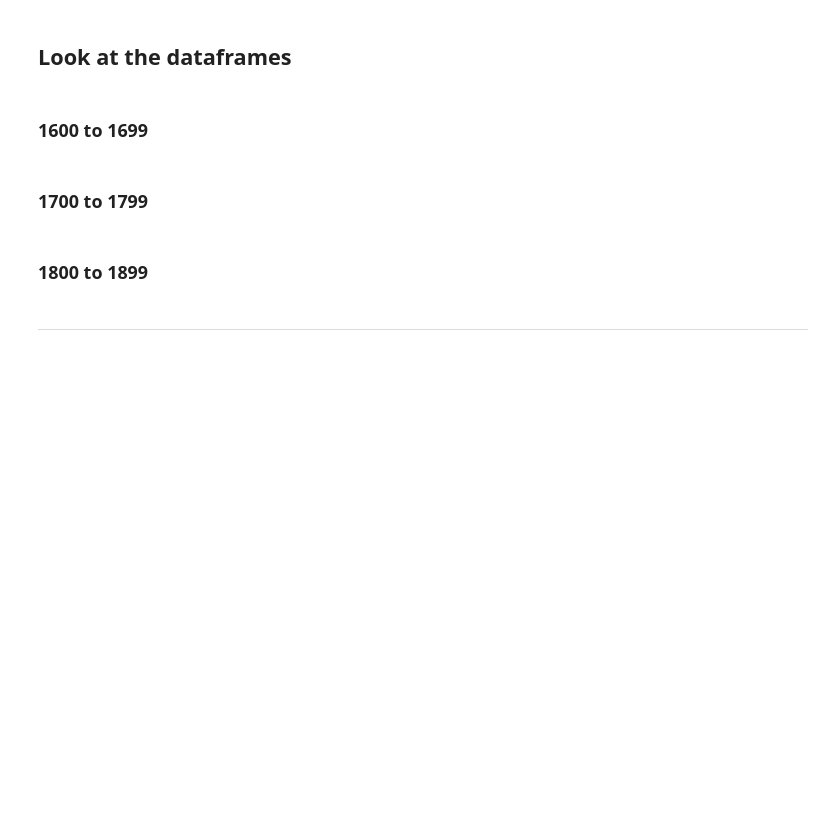
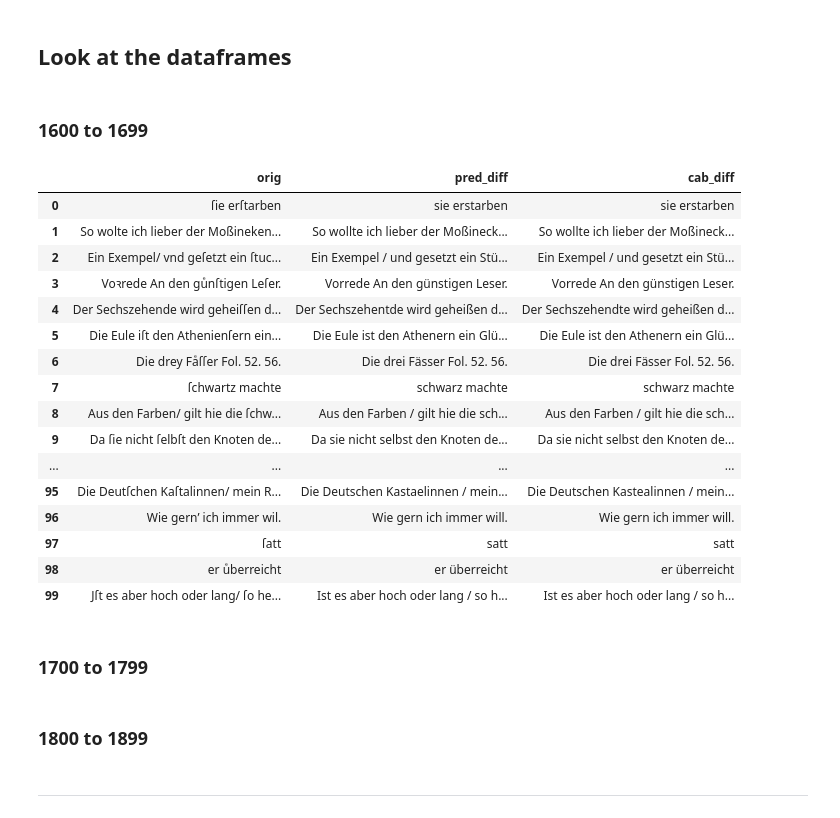
Before and after one commit to ybracke/transnormer, a Jupyter notebook: notebooks/exploratory/inspect_predictions.ipynb, the cells around one changed output. Drawn from its saved outputs; the diff is of its cells as text; code cells hidden in the pictures; blank space fills up the shorter version.

```diff
--- a/notebooks/exploratory/inspect_predictions.ipynb
+++ b/notebooks/exploratory/inspect_predictions.ipynb
@@ -89,6 +95,7 @@ def generate_normalization(batch):
     attention_mask = inputs.attention_mask.to(device)
 
     outputs = model.generate(input_ids, attention_mask=attention_mask)
+    del input_ids, attention_mask # free memory
     output_str = tokenizer_output.batch_decode(outputs, skip_special_tokens=True)
 
     batch["norm_pred_str"] = output_str
@@ -99,7 +106,7 @@ def generate_normalization(batch):
 ds = ds.map(
     generate_normalization,
     batched=True,
-    batch_size=8,
+    batch_size=2,
     load_from_cache_file=False,
     )
 # %% [markdown]
@@ -151,24 +165,33 @@ pd.set_option('display.max_colwidth', None)
 part = "1600to1699"
 df1600to1699 = pd.DataFrame(
     data={
-        "orig_xlit" : ds[part]["orig_xlit_tok"],
-        "norm_tok" : ds[part]["norm_pred_str_xlit_tok"],
+        "orig" : ds[part]["orig"],
+        "pred" : ds[part]["norm_pred_str"],
+        "cab" : ds[part]["norm"],
+        # "orig_xlit" : ds[part]["orig_xlit_tok"],
+        # "norm_tok" : ds[part]["norm_pred_str_xlit_tok"],
         }
     )
 
 part = "1700to1799"
 df1700to1799 = pd.DataFrame(
     data={
-        "orig_xlit" : ds[part]["orig_xlit_tok"],
-        "norm_tok" : ds[part]["norm_pred_str_xlit_tok"],
+        "orig" : ds[part]["orig"],
+        "pred" : ds[part]["norm_pred_str"],
+        "cab" : ds[part]["norm"],
+        # "orig_xlit" : ds[part]["orig_xlit_tok"],
+        # "norm_tok" : ds[part]["norm_pred_str_xlit_tok"],
         }
     )
 
 part = "1800to1899"
 df1800to1899 = pd.DataFrame(
     data={
-        "orig_xlit" : ds[part]["orig_xlit_tok"],
-        "norm_tok" : ds[part]["norm_pred_str_xlit_tok"],
+        "orig" : ds[part]["orig"],
+        "pred" : ds[part]["norm_pred_str"],
+        "cab" : ds[part]["norm"],
+        # "orig_xlit" : ds[part]["orig_xlit_tok"],
+        # "norm_tok" : ds[part]["norm_pred_str_xlit_tok"],
         }
     )
 # %% [markdown]
@@ -176,10 +210,44 @@ df1800to1899 = pd.DataFrame(
+# %%
+from diff_match_patch import diff_match_patch
+dmp = diff_match_patch()
+
+df1600to1699["pred_diff"] = [
+    dmp.diff_prettyHtml(dmp.diff_main(cab,pred))
+    for (cab,pred) in zip(df1600to1699["cab"], df1600to1699["pred"])
+    ]
+
+df1600to1699["cab_diff"] = [
+    dmp.diff_prettyHtml(dmp.diff_main(pred,cab))
+    for (pred,cab) in zip(df1600to1699["pred"], df1600to1699["cab"])
+    ]
+# %%
+df1600to1699 = df1600to1699.applymap(lambda x : x.replace('style="background:#ffe6e6;"','style="background:#c94d4d;"'))
+df1600to1699 = df1600to1699.applymap(lambda x : x.replace('style="background:#e6ffe6;"','style="background:#5cd15c;"'))
 # %% [markdown]
 ## Look at the dataframes
 # %% [markdown]
 ### 1600 to 1699
 # %%
 from IPython.core.display import HTML
-display(HTML(df1600to1699.head(N).to_html(escape=False)))
+display(HTML(df1600to1699[["orig", "pred_diff", "cab_diff"]].head(N).to_html(escape=False)))
+# %% [output]
+|  | orig | pred_diff | cab_diff |
+| 0 | ſie erſtarben | sie erstarben | sie erstarben |
+| 1 | So wolte ich lieber der Moßineken... | So wollte ich lieber der Moßineck... | So wollte ich lieber der Moßineck... |
+| 2 | Ein Exempel/ vnd geſetzt ein ſtuc... | Ein Exempel / und gesetzt ein Stü... | Ein Exempel / und gesetzt ein Stü... |
+| 3 | Voꝛrede An den guͤnſtigen Leſer. | Vorrede An den günstigen Leser. | Vorrede An den günstigen Leser. |
+| 4 | Der Sechszehende wird geheiſſen d... | Der Sechszehentde wird geheißen d... | Der Sechszehendte wird geheißen d... |
+| 5 | Die Eule iſt den Athenienſern ein... | Die Eule ist den Athenern ein Glü... | Die Eule ist den Athenern ein Glü... |
+| 6 | Die drey Faͤſſer Fol. 52. 56. | Die drei Fässer Fol. 52. 56. | Die drei Fässer Fol. 52. 56. |
+| 7 | ſchwartz machte | schwarz machte | schwarz machte |
+| 8 | Aus den Farben/ gilt hie die ſchw... | Aus den Farben / gilt hie die sch... | Aus den Farben / gilt hie die sch... |
+| 9 | Da ſie nicht ſelbſt den Knoten de... | Da sie nicht selbst den Knoten de... | Da sie nicht selbst den Knoten de... |
+| ... | ... | ... | ... |
+| 95 | Die Deutſchen Kaſtalinnen/ mein R... | Die Deutschen Kastaelinnen / mein... | Die Deutschen Kastealinnen / mein... |
+| 96 | Wie gern’ ich immer wil. | Wie gern ich immer will. | Wie gern ich immer will. |
+| 97 | ſatt | satt | satt |
+| 98 | er uͤberreicht | er überreicht | er überreicht |
+| 99 | Jſt es aber hoch oder lang/ ſo he... | Ist es aber hoch oder lang / so h... | Ist es aber hoch oder lang / so h... |
 # %% [markdown]
 ### 1700 to 1799
 # %%
```
Also changed, not shown: parts of 7 cells of this notebook, 2 other files.
